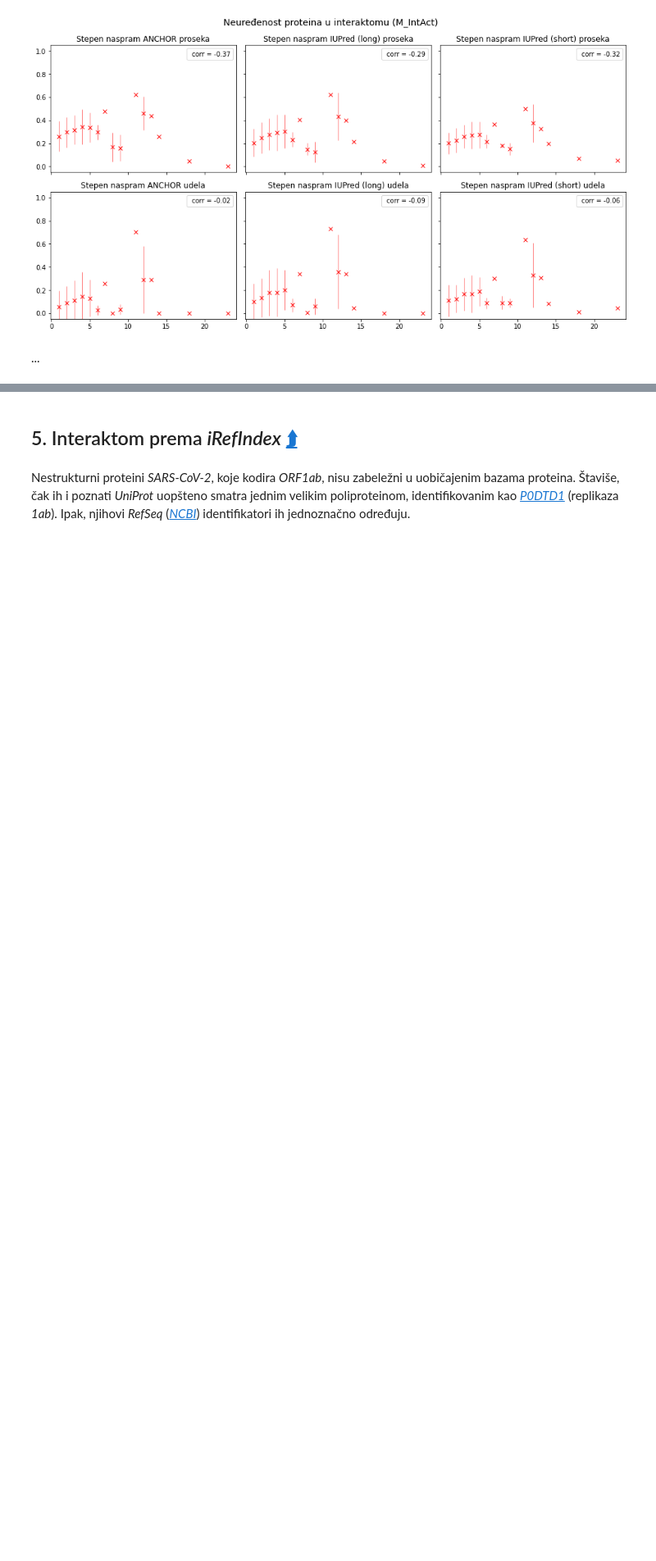
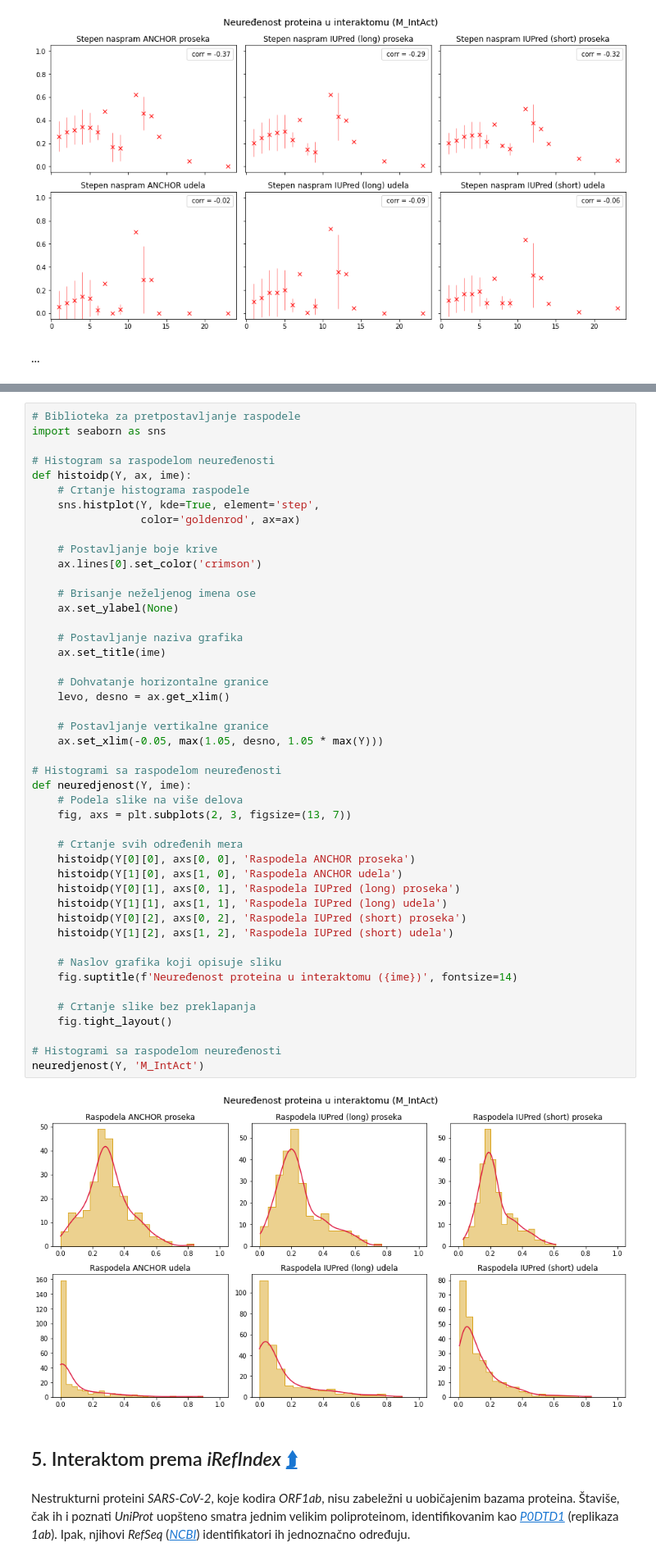
Before and after one commit to matfija/Neuredjenost-u-interaktomu, a Jupyter notebook: sveska/IDP_u_PPI.ipynb, the cells around one changed output, grey strips where cells are left out. Shown at 82% size. Saved outputs shown, nothing was run; the diff lists cells and outputs as text; blank space fills up the shorter version.

```diff
--- a/sveska/IDP_u_PPI.ipynb
+++ b/sveska/IDP_u_PPI.ipynb
@@ -814,3 +803,51 @@ barplot(X, Y, 'M_IntAct')
+# %%
+# Biblioteka za pretpostavljanje raspodele
+import seaborn as sns
+
+# Histogram sa raspodelom neuređenosti
+def histoidp(Y, ax, ime):
+    # Crtanje histograma raspodele
+    sns.histplot(Y, kde=True, element='step',
+                 color='goldenrod', ax=ax)
+
+    # Postavljanje boje krive
+    ax.lines[0].set_color('crimson')
+
+    # Brisanje neželjenog imena ose
+    ax.set_ylabel(None)
+
+    # Postavljanje naziva grafika
+    ax.set_title(ime)
+
+    # Dohvatanje horizontalne granice
+    levo, desno = ax.get_xlim()
+
+    # Postavljanje vertikalne granice
+    ax.set_xlim(-0.05, max(1.05, desno, 1.05 * max(Y)))
+
+# Histogrami sa raspodelom neuređenosti
+def neuredjenost(Y, ime):
+    # Podela slike na više delova
+    fig, axs = plt.subplots(2, 3, figsize=(13, 7))
+
+    # Crtanje svih određenih mera
+    histoidp(Y[0][0], axs[0, 0], 'Raspodela ANCHOR proseka')
+    histoidp(Y[1][0], axs[1, 0], 'Raspodela ANCHOR udela')
+    histoidp(Y[0][1], axs[0, 1], 'Raspodela IUPred (long) proseka')
+    histoidp(Y[1][1], axs[1, 1], 'Raspodela IUPred (long) udela')
+    histoidp(Y[0][2], axs[0, 2], 'Raspodela IUPred (short) proseka')
+    histoidp(Y[1][2], axs[1, 2], 'Raspodela IUPred (short) udela')
+
+    # Naslov grafika koji opisuje sliku
+    fig.suptitle(f'Neuređenost proteina u interaktomu ({ime})', fontsize=14)
+
+    # Crtanje slike bez preklapanja
+    fig.tight_layout()
+
+# Histogrami sa raspodelom neuređenosti
+neuredjenost(Y, 'M_IntAct')
+# %% [output]
+[figure, added]
 # %% [markdown]
 ## 5. Interaktom prema *iRefIndex* [⮭]<a id="par:irefindex"></a>
 
```
Also changed, not shown: parts of 28 cells of this notebook, 2 other files.
